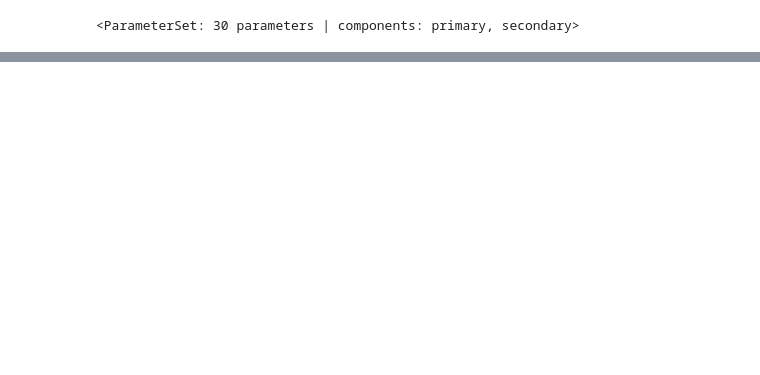
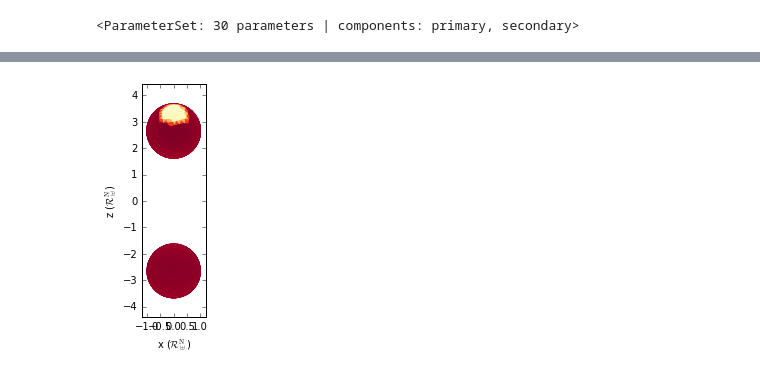
Before and after one commit to phoebe-project/phoebe2-docs, a Jupyter notebook: examples/binary_spots.ipynb, the cells around one changed output, grey strips where cells are left out. Cells and saved outputs as stored; diff of their text form; code cells hidden in the pictures; blank space fills up the shorter version.

```diff
--- a/examples/binary_spots.ipynb
+++ b/examples/binary_spots.ipynb
@@ -75,0 +109,4 @@ axs, artists = b.plot(component='primary', facecolor='teffs', facecmap='YlOrRd',
+# %%
+axs, artists = b.plot(time=0.5, facecolor='teffs', facecmap='YlOrRd', edgecolor=None, y='zs')
+# %% [output]
+[figure, added]
```
Also changed, not shown: parts of 21 cells of this notebook, 3 other files.
